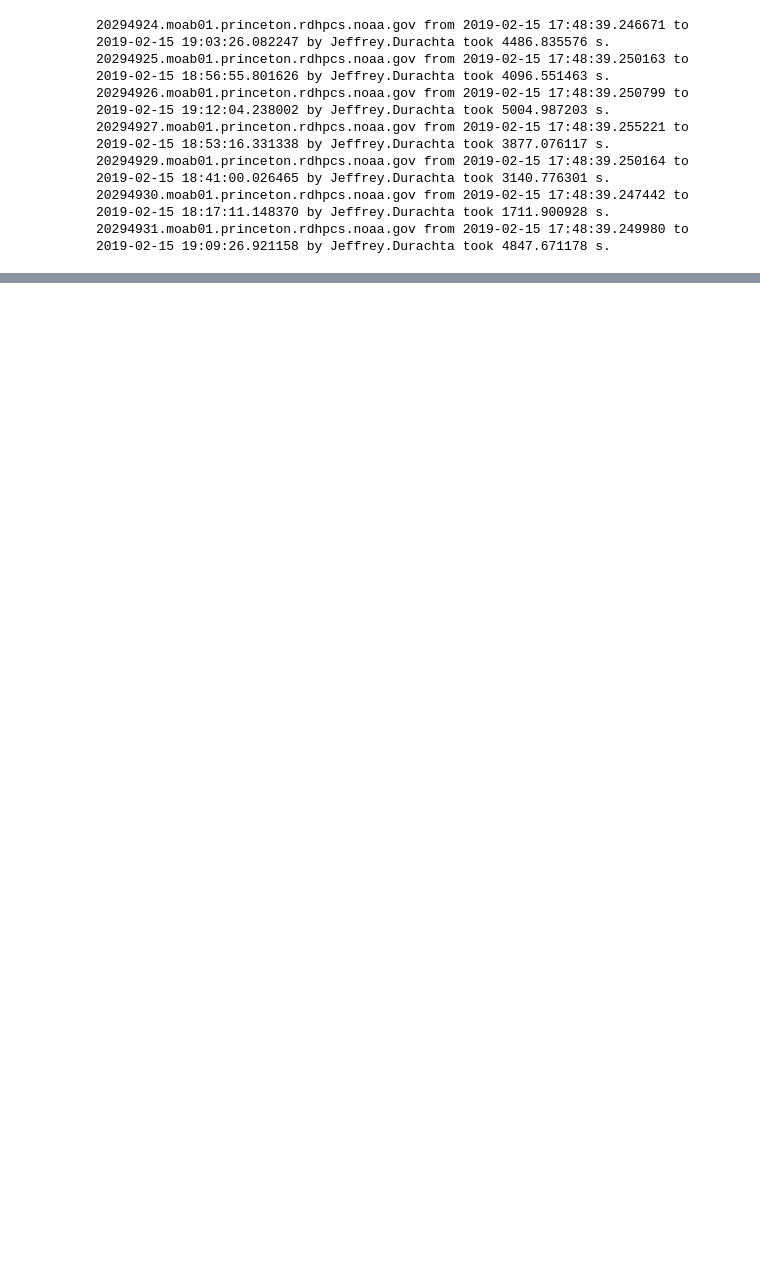
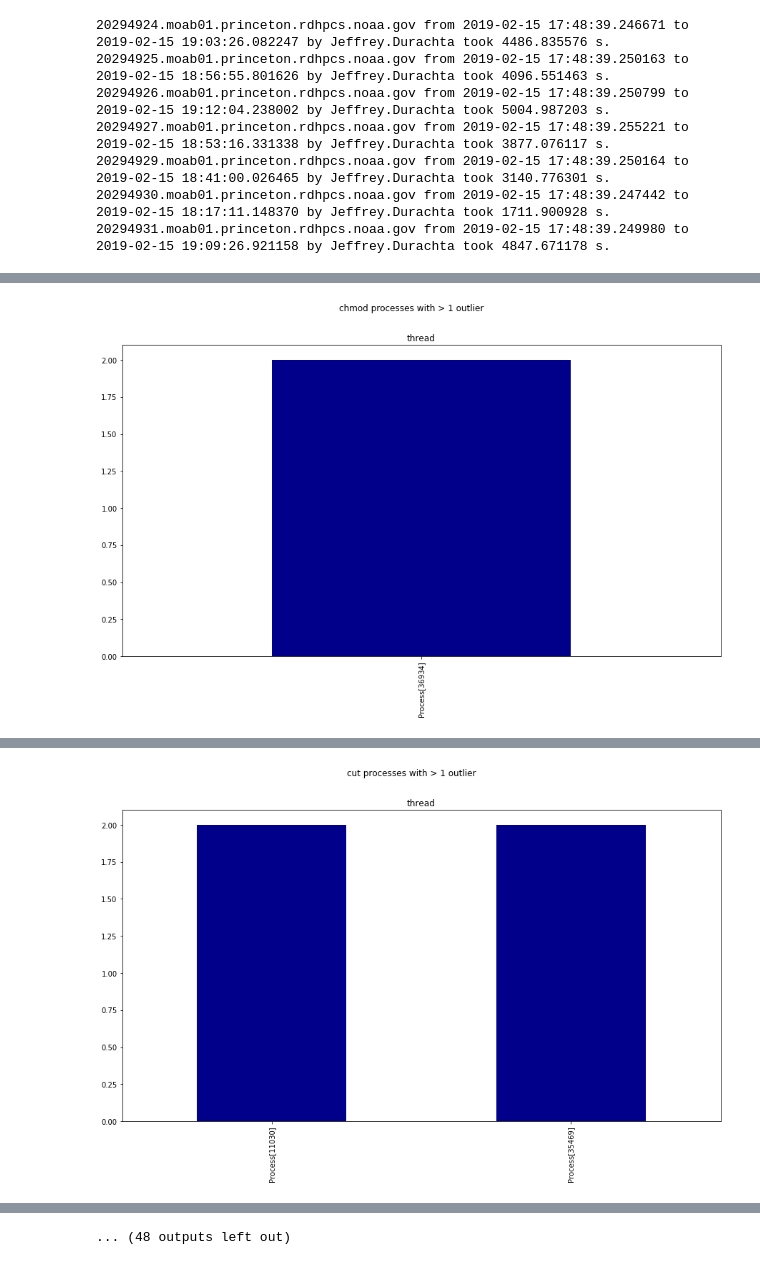
Before and after one commit to ilaflott/epmt, a Jupyter notebook: EPMT.ipynb, the cells around one changed output, grey strips where cells are left out. Cells and saved outputs as stored; diff of their text form; code cells hidden in the pictures; blank space fills up the shorter version.

Commit message:
Update for outlier detection

```diff
--- a/EPMT.ipynb
+++ b/EPMT.ipynb
@@ -173,0 +207,58 @@ plt.show()
+# %%
+tofind = [ "delayacct_blkio_time","usertime","invol_ctxsw","time_oncpu","time_waiting","systemtime" ]
+
+def get_df_all_process(jid,exe):
+    q = Process.select(lambda p: p.job==jid and p.exename==exe).without_distinct()
+#    print "exe",exe,"ran",len(q),"times"
+    q = select(p.threads.metrics for p in q).without_distinct()
+# order by is important as it always produces the same order of threads
+    q = select((m.value,m.metricname.name,m.thread) for m in q).without_distinct().order_by(3)
+# make lists
+    meas = {}
+    for m in q[:]:
+        if m[1] not in meas:
+            meas[m[1]] = [ (m[0], m[2]) ]
+        else:
+            meas[m[1]].append( (m[0], m[2]) )
+# make df
+    df = pd.DataFrame()
+    for k in tofind:
+        if k in meas:
+            v,t = zip(*meas[k])
+            df[k] = v
+            if 'thread' not in df.columns:
+                df['thread'] = t
+    return df
+
+def filter_job(jid):
+    print jid
+    q1 = Process.select(lambda p: p.job == jid).without_distinct()
+    q1 = select(p.exename for p in q1).order_by(1) #.without_distinct()
+    for exe in q1[:]:
+        df = get_df_all_process(jid,exe)
+        outlier_dfs=[]
+        outlier_procs=[]
+        outlier_metrics=[]
+        for metric in tofind:
+            b = get_outliers(df[['thread',metric]].copy(),metric)
+#            print_outliers(b,metric)
+            outlier_dfs.append(b)
+            for index, row in b.iterrows():
+                outlier_procs.append(row['thread'].process)
+                #, metric))
+        #print "Processes with more than one outlier"
+        #procs,metrics = zip(*outlier_procs)
+        procs = outlier_procs
+        dfvc = pd.DataFrame({'thread': procs})
+        vc = dfvc['thread'].value_counts()
+        vc = vc[ vc != 1]
+        for index, value in vc.iteritems():
+            print index,index.exename,"on",index.host.name,"at",index.start,"for",index.duration
+        if len(vc):
+            vc.plot.bar(subplots=True,title=index.exename+" processes with > 1 outlier",color=['darkblue'])
+            plt.show()
+#
+
+
+filter_job(js[0])
+# %% [output]
@@ -173,0 +267 @@ plt.show()
+[figure, added]
@@ -173,0 +270 @@ plt.show()
+[figure, added]
@@ -174,3 +279,4 @@ plt.show()
+... (48 outputs left out)
 # %%
 
 
```
Also changed, not shown: parts of 10 cells of this notebook.
